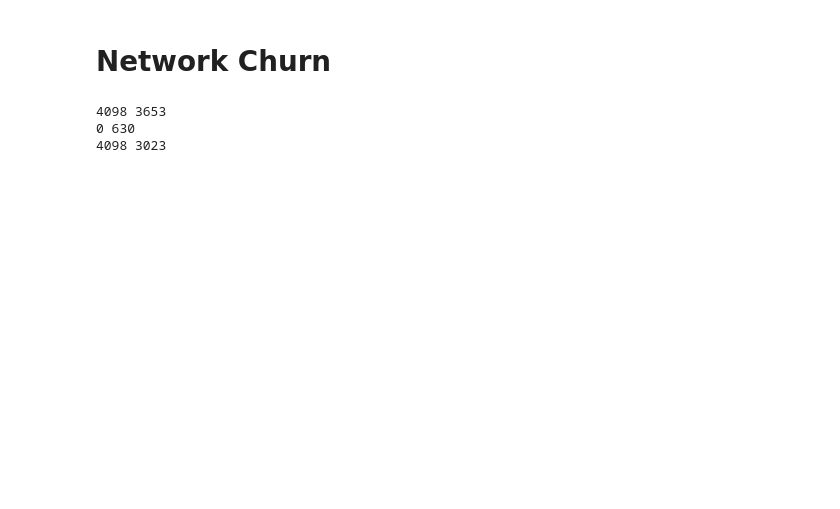
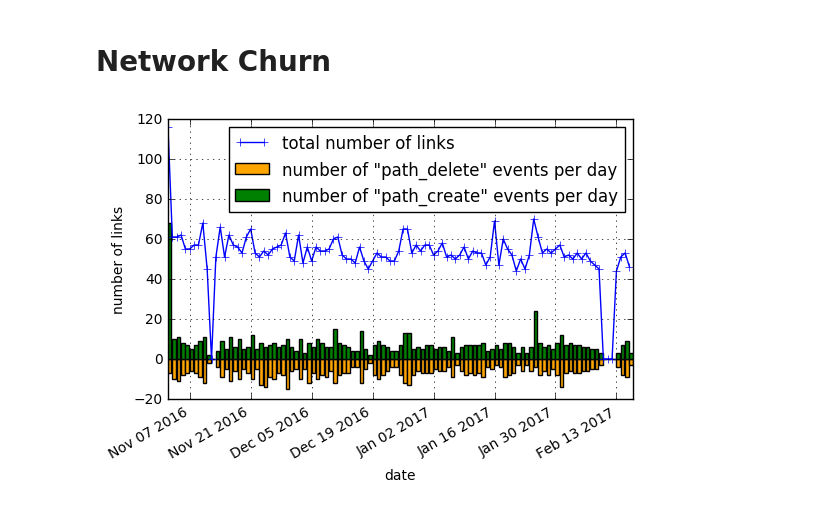
Before and after one commit to keomabrun/brun18using, a Jupyter notebook: notebooks/net_churn.ipynb, the cells around one changed output. Cells and saved outputs as stored; diff of their text form; code cells hidden in the pictures; blank space fills up the shorter version.

Commit message:
fix results with new dataset

```diff
--- a/notebooks/net_churn.ipynb
+++ b/notebooks/net_churn.ipynb
@@ -15,15 +12,13 @@ from datetime import datetime
 # %%
 # load csv
-epc = pd.read_csv("../data/event_pathcreate.csv",sep=";")
-epd = pd.read_csv("../data/event_pathdelete.csv",sep=";")
-nbr = pd.read_csv("../data/hr_neighbors_safe.csv")
+epc = pd.read_csv("../data/event_pathcreate.csv")
+epd = pd.read_csv("../data/event_pathdelete.csv")
+nbr = pd.read_csv("../data/hr_neighbors.csv")
 
 # index by date
-epc.loc[:,"date"] = pd.to_datetime(epc.Time, unit='ms')
+epc.loc[:,"date"] = pd.to_datetime(epc.time, unit='s')
 epc.set_index(epc["date"],inplace=True)
-epd.loc[:,"date"] = pd.to_datetime(epd.Time, unit='ms')
+epd.loc[:,"date"] = pd.to_datetime(epd.time, unit='s')
 epd.set_index(epd["date"],inplace=True)
 nbr.loc[:,"date"] = pd.to_datetime(nbr.time, unit='s')
 nbr.set_index(nbr["date"],inplace=True)
-
-nbr.head()
@@ -38,32 +25,3 @@ nbr.head()
 # %% [markdown]
 
 # Network Churn
-# %%
-# From SmartMeshSDK:
-# 'pathDirection' : [
-#    [ 0,   'none',                  'No path'],
-#    [ 1,   'unused',                'Path is not used'],
-#    [ 2,   'upstream',              'Upstream path'],
-#    [ 3,   'downstream',            'Downstream path'],
-# ],
-
-epc_clean = epc[(epc.direction > 1) & (epc.source!="00-17-0d-00-00-b0-00-cc") & (epc.dest!="00-17-0d-00-00-b0-00-cc")]
-epd_clean = epd[(epd.direction > 1) & (epd.source!="00-17-0d-00-00-b0-00-cc") & (epd.dest!="00-17-0d-00-00-b0-00-cc")]
-nbr_clean = nbr[(nbr.numRxPackets > 0) & (nbr.numTxPackets > 0) & (nbr.numTxFailures >= 0)]
-
-print len(epc), len(epd)
-print len(epc[epc.direction == 2]), len(epd[epd.direction == 2])
-print len(epc[epc.direction == 3]), len(epd[epd.direction == 3])
-
-res_epc = epc_clean.groupby(pd.TimeGrouper("1d")).apply(lambda x: len(x))
-res_epd = epd_clean.groupby(pd.TimeGrouper("1d")).apply(lambda x: len(x))
-res_nbr = nbr_clean.groupby(pd.TimeGrouper("1d")).apply(lambda x: len(x.drop_duplicates(subset=['mac', 'neighborMac'])))
-
-#print str(res_epc.index.format())
-epc_red = res_epc[(res_epc.index > "2016-06-19 00:48:41") & (res_epc.index < "2016-07-05 00:48:41")]
-epd_red = res_epd[(res_epd.index > "2016-06-19 00:48:41") & (res_epd.index < "2016-07-05 00:48:41")]
-nbr_red = res_nbr[(res_nbr.index> "2016-06-19 00:48:41") & (res_nbr.index < "2016-07-05 00:48:41") ]
-# %% [output]
-4098 3653
-0 630
-4098 3023
@@ -90,0 +28,32 @@ fig = go.Figure(data = data, layout = layout)
+# %%
+# removing motes that are not respecting the Dust deployment requirements
+epc_clean = epc[(epc.source != "00-17-0d-00-00-58-f8-63")
+              & (epc.source != "00-17-0d-00-00-58-f8-78")
+              & (epc.source != "00-17-0d-00-00-58-eb-69")]
+epd_clean = epd[(epd.source != "00-17-0d-00-00-58-f8-63")
+              & (epd.source != "00-17-0d-00-00-58-f8-78")
+              & (epd.source != "00-17-0d-00-00-58-eb-69")]
+nbr_clean = nbr[(nbr.mac != "00-17-0d-00-00-58-f8-63")
+              & (nbr.mac != "00-17-0d-00-00-58-f8-78")
+              & (nbr.mac != "00-17-0d-00-00-58-eb-69")]
+
+# grouping results by day
+res_epc = epc_clean.groupby(pd.TimeGrouper("1d")).apply(lambda x: len(x))
+res_epd = epd_clean.groupby(pd.TimeGrouper("1d")).apply(lambda x: len(x))
+res_nbr = nbr_clean.groupby(pd.TimeGrouper("1d")).apply(lambda x: len(x.drop_duplicates(subset=['mac', 'neighborMac'])))
+# %%
+plt.plot(res_nbr.index, res_nbr, '-+', label="total number of links")
+plt.bar(res_epd.index, [-x for x in res_epd], label="number of \"path_delete\" events per day", color="orange")
+plt.bar(res_epc.index, res_epc, label="number of \"path_create\" events per day", color="g")
+
+# legend and labels
+plt.xlabel('date')
+plt.gcf().autofmt_xdate() # make diagonal dates
+plt.ylabel('number of links')
+plt.legend()
+plt.grid(True)
+
+plt.savefig("../figures/net_churn.eps", format='eps')
+plt.show()
+# %% [output]
+[figure, added]
```
Also changed, not shown: parts of 3 cells of this notebook, 4 other files.
